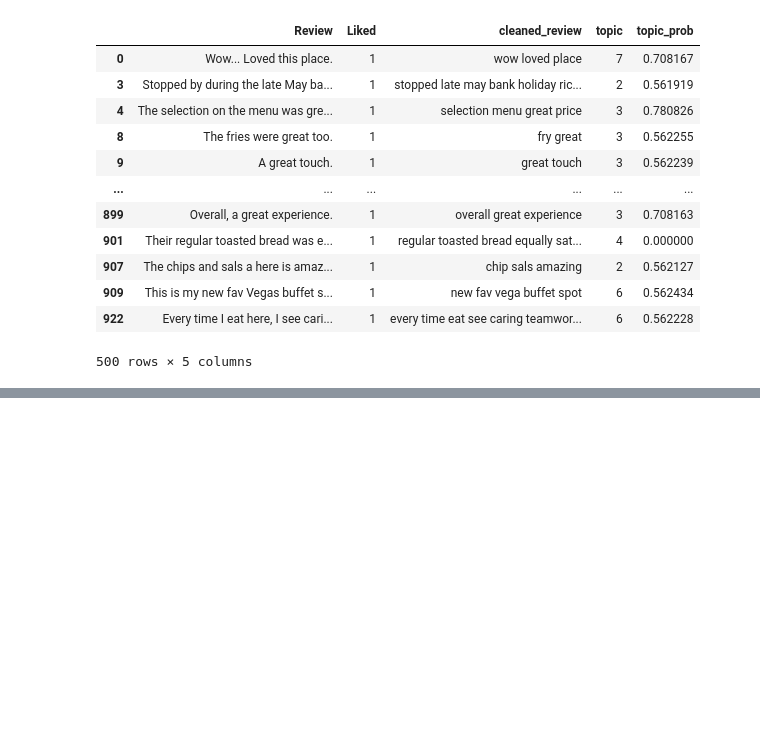
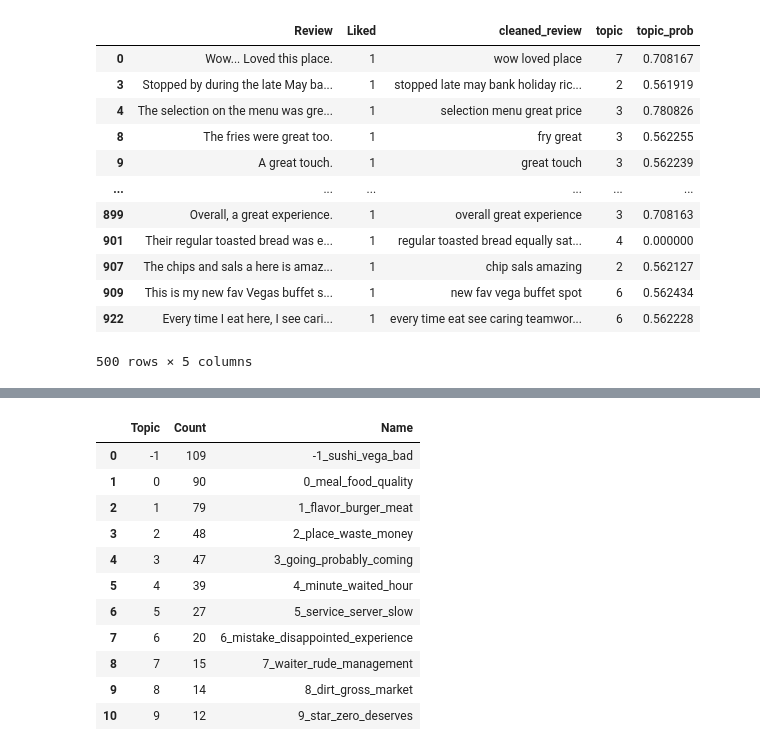
Before and after one commit to shreyasriram4/h2o2.ai, a Jupyter notebook: notebooks/voc_topicmodel_prototype.ipynb, the cells around one changed output, grey strips where cells are left out. Saved outputs shown, nothing was run; the diff lists cells and outputs as text; code cells hidden in the pictures; blank space fills up the shorter version.

```diff
--- a/notebooks/voc_topicmodel_prototype.ipynb
+++ b/notebooks/voc_topicmodel_prototype.ipynb
@@ -222,0 +413,15 @@ positive_df
+# %%
+model_bert.get_topic_info()
+# %% [output]
+|  | Topic | Count | Name |
+| 0 | -1 | 109 | -1_sushi_vega_bad |
+| 1 | 0 | 90 | 0_meal_food_quality |
+| 2 | 1 | 79 | 1_flavor_burger_meat |
+| 3 | 2 | 48 | 2_place_waste_money |
+| 4 | 3 | 47 | 3_going_probably_coming |
+| 5 | 4 | 39 | 4_minute_waited_hour |
+| 6 | 5 | 27 | 5_service_server_slow |
+| 7 | 6 | 20 | 6_mistake_disappointed_experience |
+| 8 | 7 | 15 | 7_waiter_rude_management |
+| 9 | 8 | 14 | 8_dirt_gross_market |
+| 10 | 9 | 12 | 9_star_zero_deserves |
```
Also changed, not shown: parts of 22 cells of this notebook.
